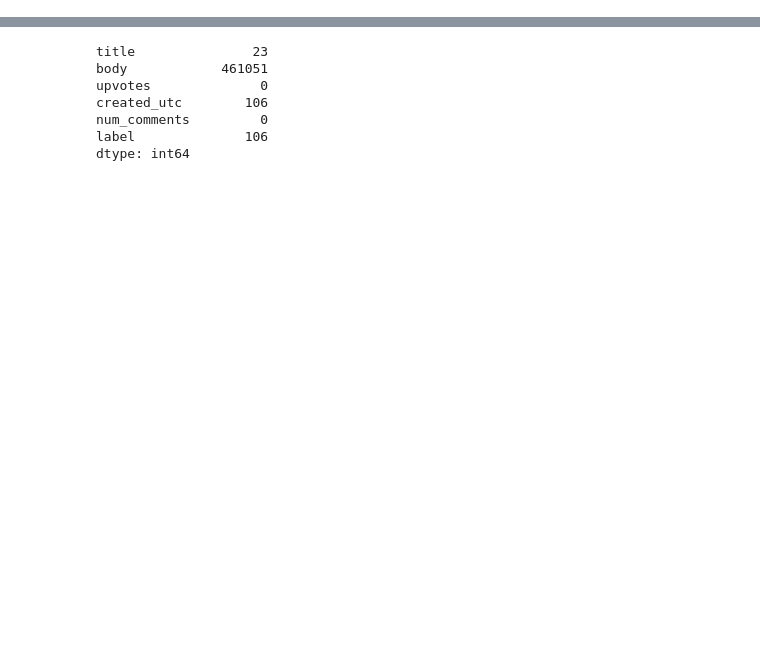
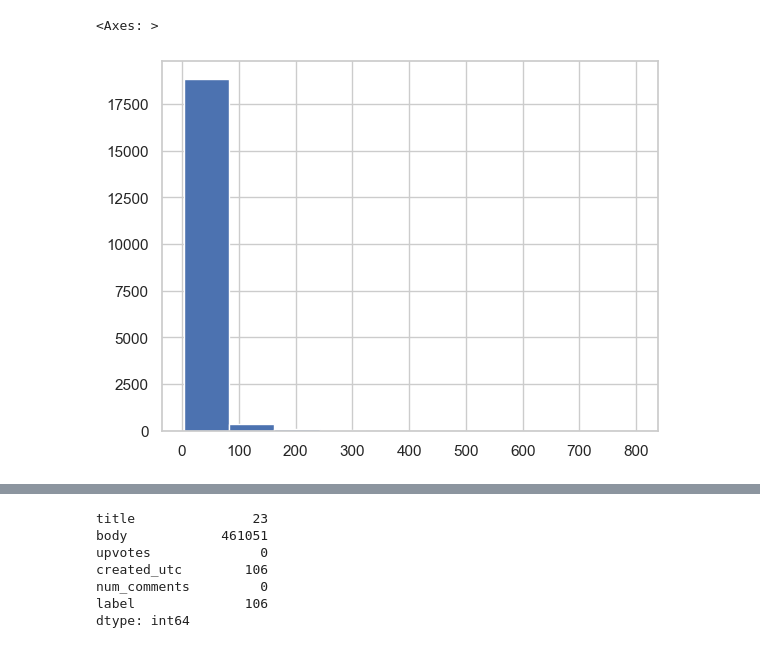
Before and after one commit to tomielopedro/FinalWork, a Jupyter notebook: sample.ipynb, the cells around one changed output, grey strips where cells are left out. Cells and saved outputs as stored; diff of their text form; code cells hidden in the pictures; blank space fills up the shorter version.

```diff
--- a/sample.ipynb
+++ b/sample.ipynb
@@ -36,0 +99,5 @@ Files in the directory: ['reddit_depression_dataset.csv']
+# %%
+df["upvotes"].hist()
+# %% [output]
+<Axes: >
+[figure, added]
```
Also changed, not shown: parts of 102 cells of this notebook.
